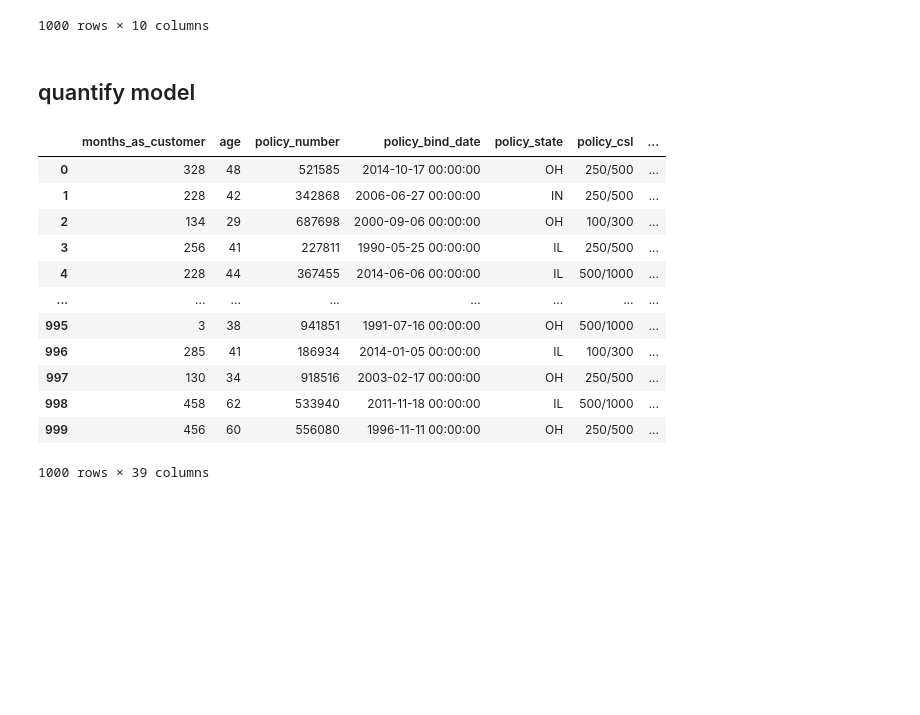
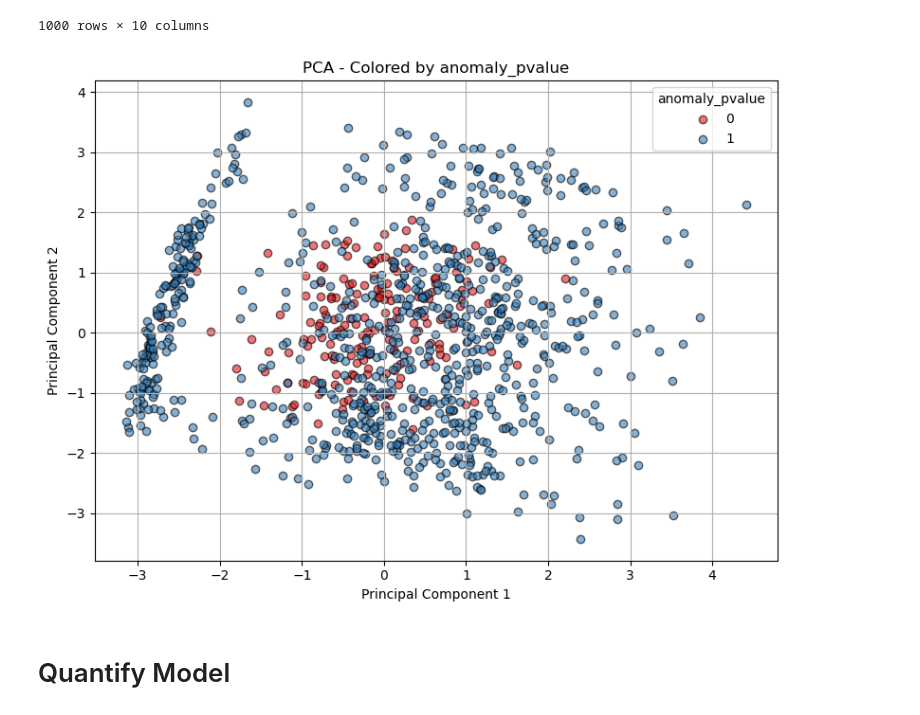
Before and after one commit to inkkuli/fraud_Insurance, a Jupyter notebook: fraud.ipynb, the cells around one changed output. Cells and saved outputs as stored; diff of their text form; code cells hidden in the pictures; blank space fills up the shorter version.

```diff
--- a/fraud.ipynb
+++ b/fraud.ipynb
@@ -848,21 +848,3 @@ result_df
 | 998 | 458 | 62 | 5220 | 5220 | 36540 | 1356.92 | ... |
 | 999 | 456 | 60 | 460 | 920 | 3680 | 766.19 | ... |
 1000 rows × 10 columns
-# %% [markdown]
-## quantify model
-# %%
-df
-# %% [output]
-|  | months_as_customer | age | policy_number | policy_bind_date | policy_state | policy_csl | ... |
-| 0 | 328 | 48 | 521585 | 2014-10-17 00:00:00 | OH | 250/500 | ... |
-| 1 | 228 | 42 | 342868 | 2006-06-27 00:00:00 | IN | 250/500 | ... |
-| 2 | 134 | 29 | 687698 | 2000-09-06 00:00:00 | OH | 100/300 | ... |
-| 3 | 256 | 41 | 227811 | 1990-05-25 00:00:00 | IL | 250/500 | ... |
-| 4 | 228 | 44 | 367455 | 2014-06-06 00:00:00 | IL | 500/1000 | ... |
-| ... | ... | ... | ... | ... | ... | ... | ... |
-| 995 | 3 | 38 | 941851 | 1991-07-16 00:00:00 | OH | 500/1000 | ... |
-| 996 | 285 | 41 | 186934 | 2014-01-05 00:00:00 | IL | 100/300 | ... |
-| 997 | 130 | 34 | 918516 | 2003-02-17 00:00:00 | OH | 250/500 | ... |
-| 998 | 458 | 62 | 533940 | 2011-11-18 00:00:00 | IL | 500/1000 | ... |
-| 999 | 456 | 60 | 556080 | 1996-11-11 00:00:00 | OH | 250/500 | ... |
-1000 rows × 39 columns
@@ -868,0 +908,6 @@ df
+# %%
+plot_pca_anomaly(result_df,anomaly_col='anomaly_pvalue')
+# %% [output]
+[figure, added]
+# %% [markdown]
+# Quantify Model
```
Also changed, not shown: parts of 9 cells of this notebook.
